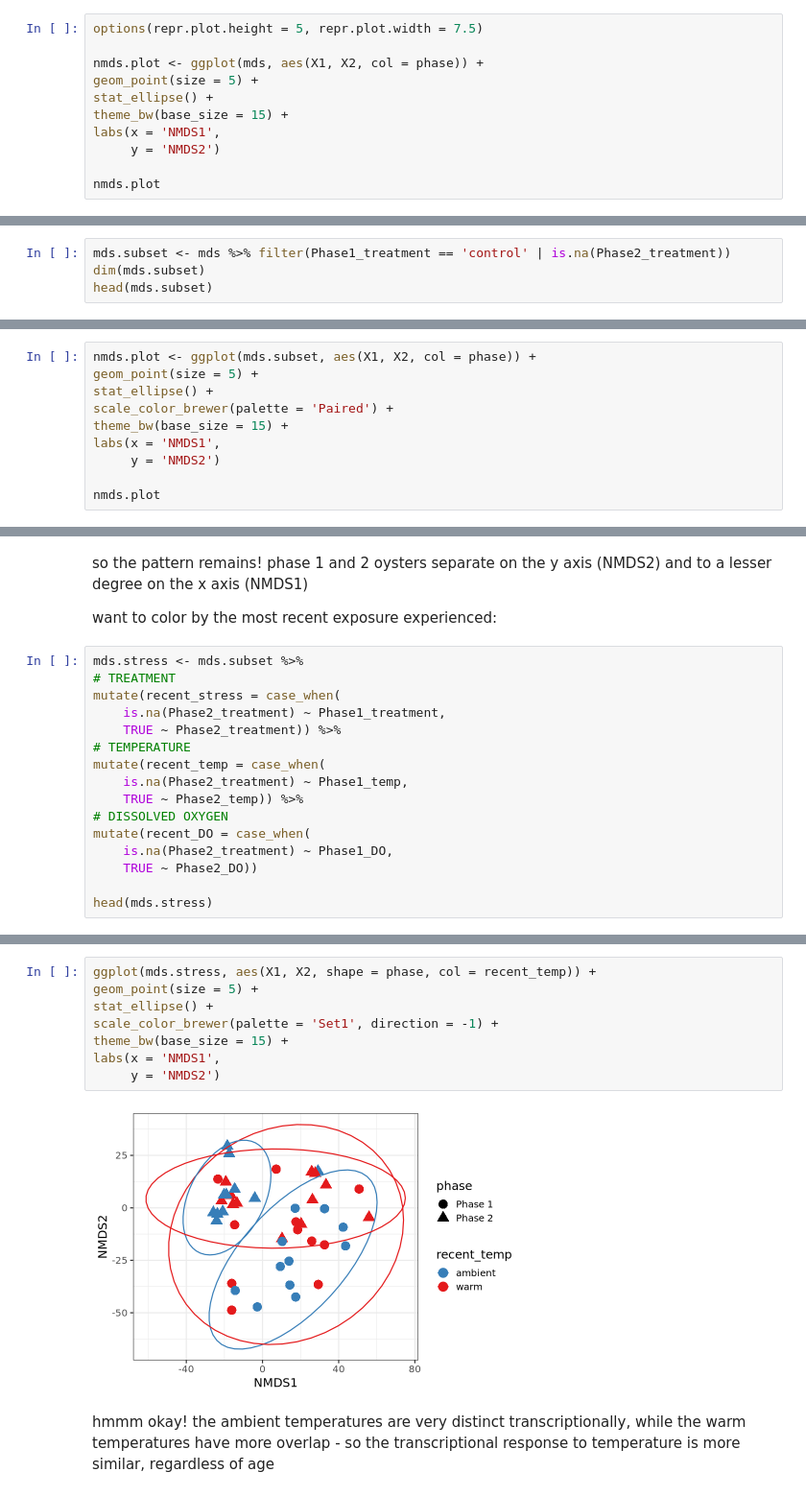
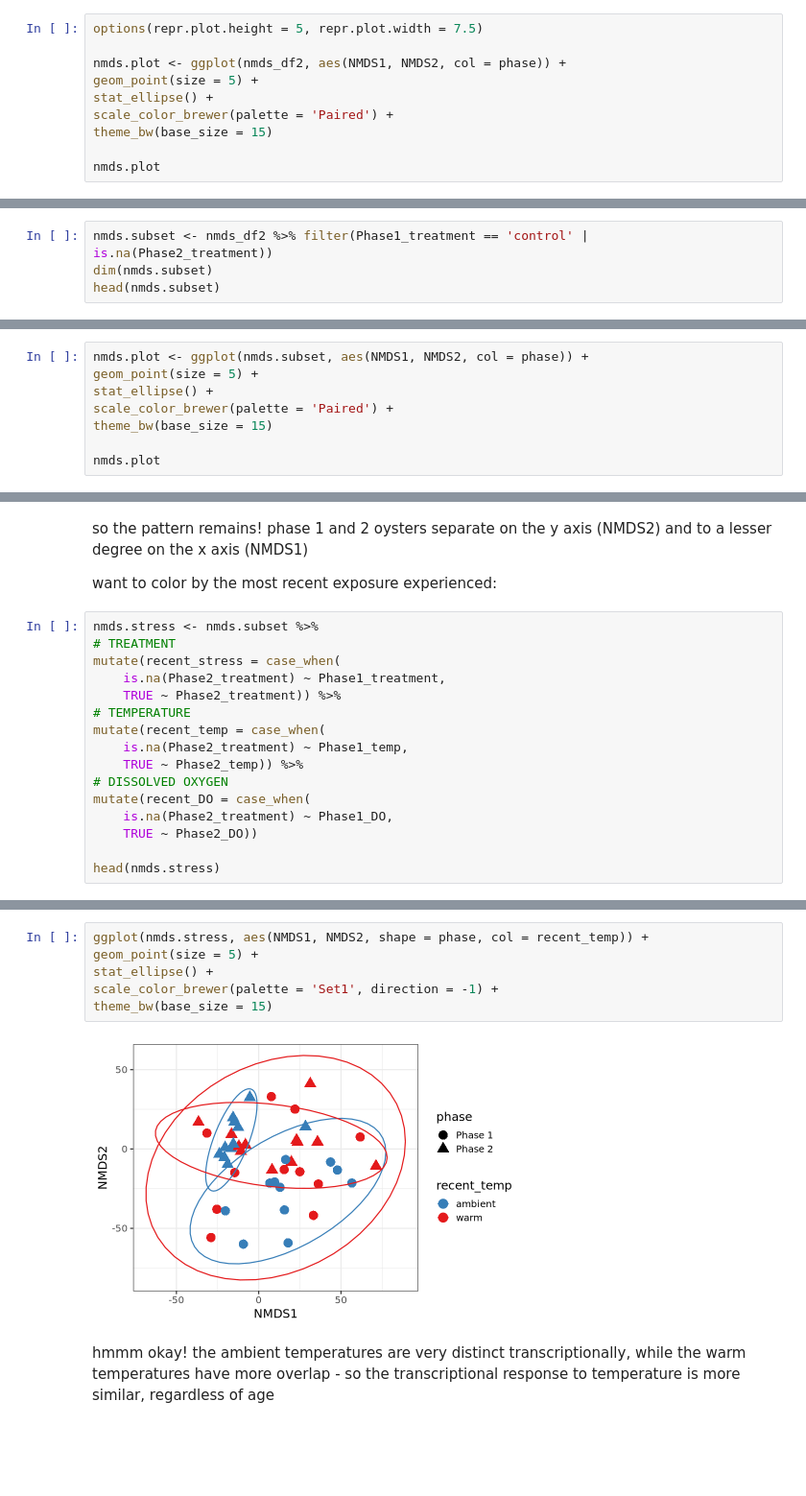
Before and after one commit to jgmcdonough/CE24_RNA-seq, a Jupyter notebook: analysis/diff_expression/compare_phases/deseq_wgcna_ALL.ipynb, the cells around one changed output, grey strips where cells are left out. Shown at 96% size. Cells and saved outputs as stored; diff of their text form; blank space fills up the shorter version.

```diff
--- a/analysis/diff_expression/compare_phases/deseq_wgcna_ALL.ipynb
+++ b/analysis/diff_expression/compare_phases/deseq_wgcna_ALL.ipynb
@@ -337,12 +392,11 @@ A data.frame: 6 × 13
 # %%
 options(repr.plot.height = 5, repr.plot.width = 7.5)
 
-nmds.plot <- ggplot(mds, aes(X1, X2, col = phase)) +
+nmds.plot <- ggplot(nmds_df2, aes(NMDS1, NMDS2, col = phase)) +
 geom_point(size = 5) +
 stat_ellipse() +
-theme_bw(base_size = 15) +
-labs(x = 'NMDS1',
-     y = 'NMDS2')
+scale_color_brewer(palette = 'Paired') +
+theme_bw(base_size = 15)
 
 nmds.plot
 # %% [output]
@@ -352,9 +406,9 @@ seems like age of the sample has a big effect on transcriptional profiles - ther
 # %% [markdown]
 to make phase 1 and 2 more comparable, want to subset the phase 2 oysters for those that experienced control conditions in phase 1 (so we're comparing even numbers and only focusing on the most recent exposure)
 # %%
-mds.subset <- mds %>% filter(Phase1_treatment == 'control' | is.na(Phase2_treatment))
-dim(mds.subset)
-head(mds.subset)
+nmds.subset <- nmds_df2 %>% filter(Phase1_treatment == 'control' | is.na(Phase2_treatment))
+dim(nmds.subset)
+head(nmds.subset)
 # %% [output]
 [1] 45 13
 A data.frame: 6 × 13
@@ -369,11 +423,9 @@ A data.frame: 6 × 13
 # %%
-nmds.plot <- ggplot(mds.subset, aes(X1, X2, col = phase)) +
+nmds.plot <- ggplot(nmds.subset, aes(NMDS1, NMDS2, col = phase)) +
 geom_point(size = 5) +
 stat_ellipse() +
 scale_color_brewer(palette = 'Paired') +
-theme_bw(base_size = 15) +
-labs(x = 'NMDS1',
-     y = 'NMDS2')
+theme_bw(base_size = 15)
 
 nmds.plot
 # %% [output]
@@ -383,7 +435,7 @@ so the pattern remains! phase 1 and 2 oysters separate on the y axis (NMDS2) and
 
 want to color by the most recent exposure experienced:
 # %%
-mds.stress <- mds.subset %>%
+nmds.stress <- nmds.subset %>%
 # TREATMENT
 mutate(recent_stress = case_when(
     is.na(Phase2_treatment) ~ Phase1_treatment,
@@ -397,6 +449,6 @@ mutate(recent_DO = case_when(
     is.na(Phase2_treatment) ~ Phase1_DO,
     TRUE ~ Phase2_DO))
 
-head(mds.stress)
+head(nmds.stress)
 # %% [output]
 A data.frame: 6 × 16
@@ -421,13 +471,11 @@ labs(x = 'NMDS1',
 # %%
-ggplot(mds.stress, aes(X1, X2, shape = phase, col = recent_temp)) +
+ggplot(nmds.stress, aes(NMDS1, NMDS2, shape = phase, col = recent_temp)) +
 geom_point(size = 5) +
 stat_ellipse() +
 scale_color_brewer(palette = 'Set1', direction = -1) +
-theme_bw(base_size = 15) +
-labs(x = 'NMDS1',
-     y = 'NMDS2')
+theme_bw(base_size = 15)
 # %% [output]
-[figure, old version]
+[figure, new version]
 # %% [markdown]
 hmmm okay! the ambient temperatures are very distinct transcriptionally, while the warm temperatures have more overlap - so the transcriptional response to temperature is more similar, regardless of age
 # %%
```
Also changed, not shown: parts of 17 cells of this notebook.
